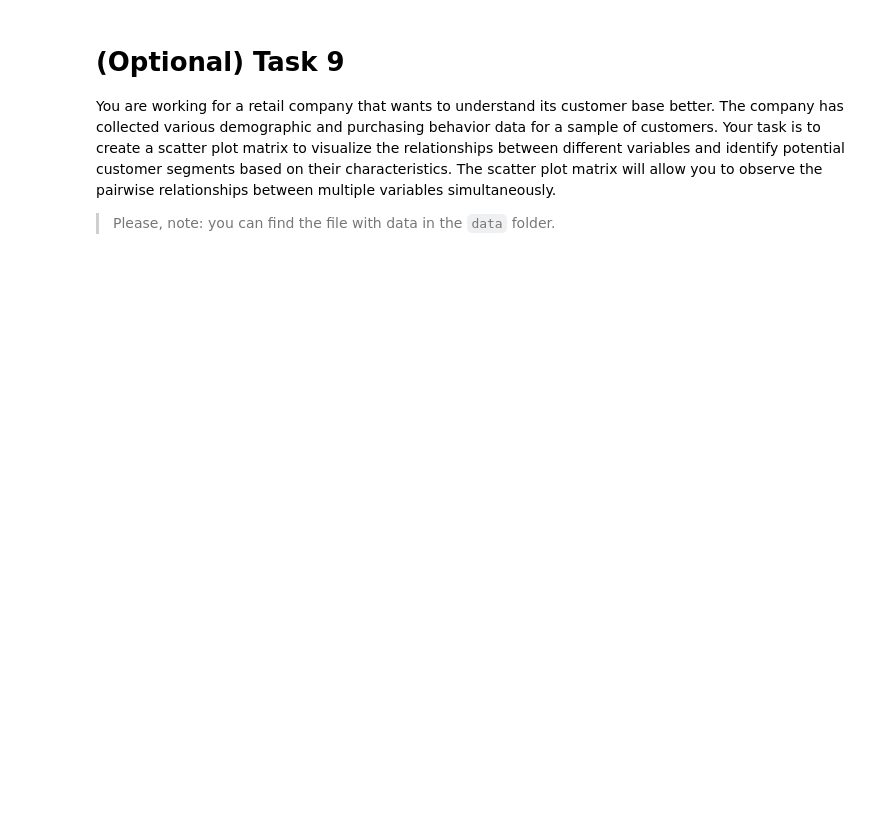
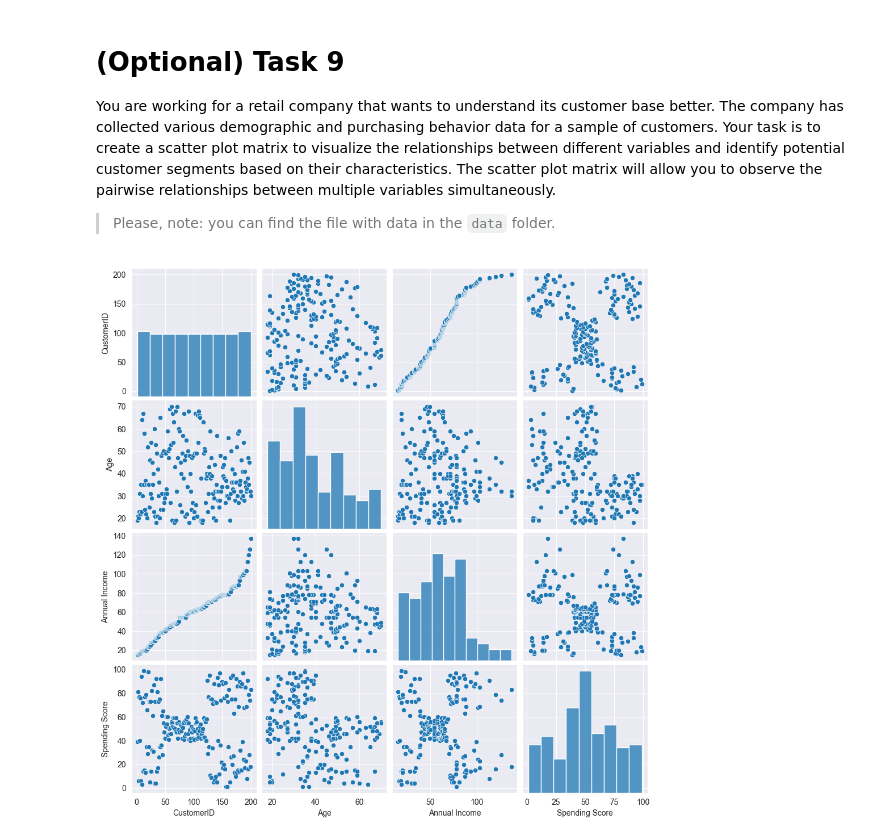
Before and after one commit to Ngayka/py-matplotlib, a Jupyter notebook: app/matplotlib.ipynb, the cells around one changed output. Saved outputs shown, nothing was run; the diff lists cells and outputs as text; code cells hidden in the pictures; blank space fills up the shorter version.

```diff
--- a/app/matplotlib.ipynb
+++ b/app/matplotlib.ipynb
@@ -197,8 +213,12 @@ You are working for a retail company that wants to understand its customer base
 # %%
 from pathlib import Path
 
-data_file = Path.cwd().parent /"data" / "customer_data.csv"
+
+BASE_DIR = Path.cwd().parent
+data_file = BASE_DIR /"data" / "customer_data.csv"
 df = pd.read_csv(data_file)
 df.head()
-sns.pairplot(df)
+sns.pairplot(df.select_dtypes(include=[np.number]))
 plt.show()
+# %% [output]
+[figure, added]
```
Also changed, not shown: parts of 8 cells of this notebook.
